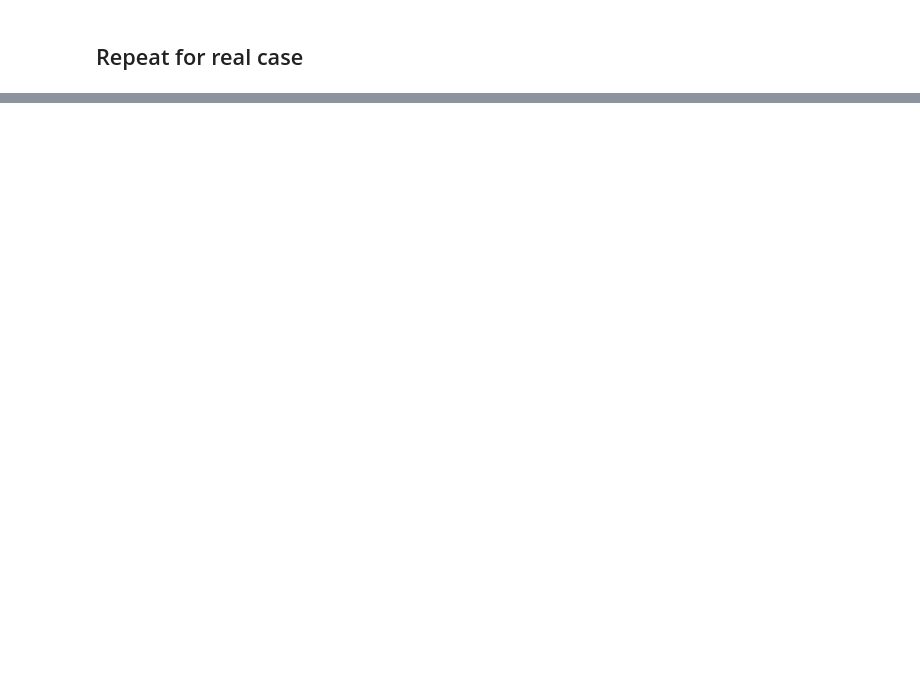
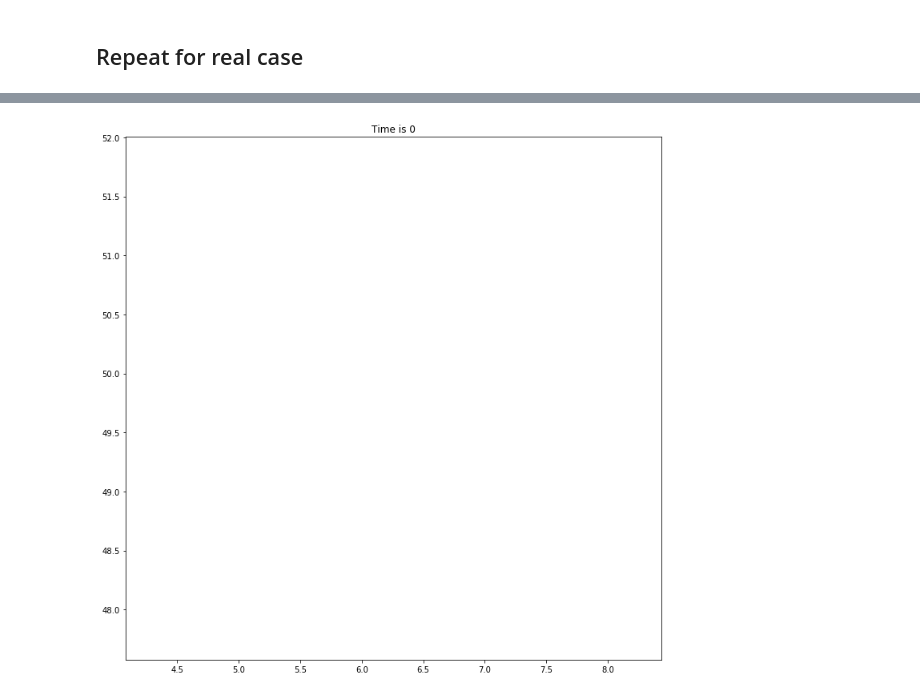
Before and after one commit to Deltares-research/digitaltwin-waterway, a Jupyter notebook: notebooks/import-fis-network.ipynb, the cells around one changed output, grey strips where cells are left out. Drawn from its saved outputs; the diff is of its cells as text; code cells hidden in the pictures; blank space fills up the shorter version.

```diff
--- a/notebooks/import-fis-network.ipynb
+++ b/notebooks/import-fis-network.ipynb
@@ -229,7 +253,9 @@ for i in vessel.log["Timestamp"]:
 # timesteps = timesteps[:5]
 
 # Make the animation
-fig = plt.figure(figsize = [12, 12])
+fig, ax = plt.subplots(figsize = [12, 12])
+ax.set_xlim(df['x'].min(), df['x'].max())
+ax.set_ylim(df['y'].min(), df['y'].max())
 
 spatial_pos = {
     k: (v['X'], v['Y'])
@@ -237,40 +263,42 @@ spatial_pos = {
     in G.nodes.items()
 }
 
-nx.draw(G, spatial_pos,
-        with_labels = False,
-        node_size = 0.5,
-        font_size = 2,
-        width = 0.2,
-        arrowsize = 3)
+#nx.draw(G, spatial_pos,
+#        with_labels = False,
+#        node_size = 0.5,
+#        font_size = 2,
+#        width = 0.2,
+#        arrowsize = 3)
 
 location, = plt.plot([], [], 'kx', markersize=15)
 path, = plt.plot([], [], 'go', markersize=8)
 time_text = plt.title("")
 
 def init():
     location.set_data([], [])
     path.set_data([], [])
     time_text.set_text("Time is 0")
 
 def animate(i):
     this_x = [coordinates[i][0]]
     this_y = [coordinates[i][1]]
 
     location.set_data(this_x, this_y)
     time_text.set_text("Time is {}".format(int(timesteps[i])))
 
     if 0 < i:
         past_x = [coordinate[0] for coordinate in coordinates[:i]]
         past_y = [coordinate[1] for coordinate in coordinates[:i]]
 
         path.set_data(past_x, past_y)
 
         return location, path, time_text
 
     else:
         return location, time_text
 
 
 ani = animation.FuncAnimation(fig, animate, np.arange(0, len(timesteps)), init_func=init)
 ani.save('Route.mp4', fps=5)
+# %% [output]
+[figure, added]
```
Also changed, not shown: parts of 11 cells of this notebook, 2 other files.
